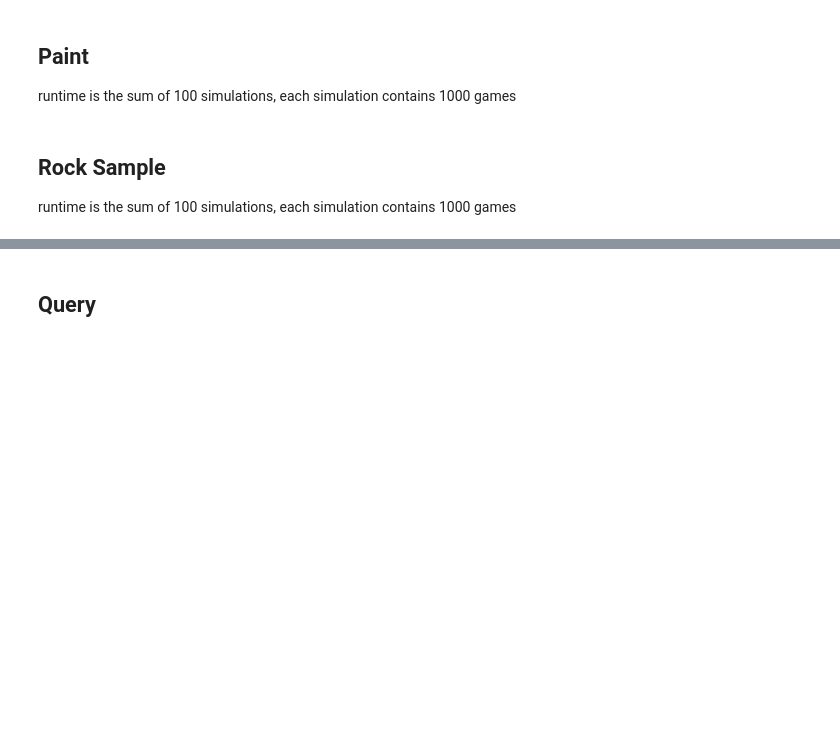
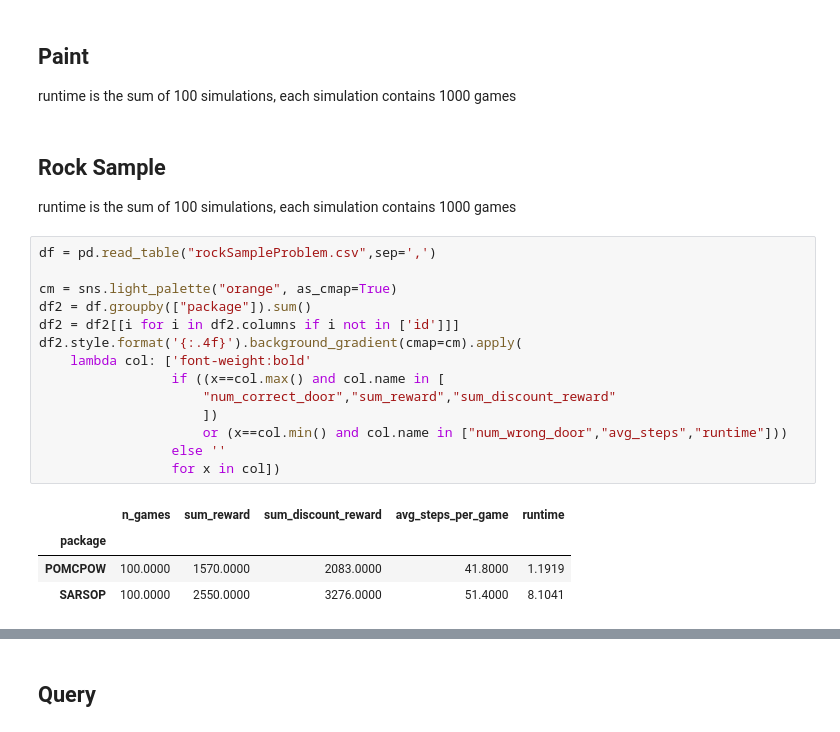
Before and after one commit to aliceyshu/8010_project, a Jupyter notebook: results/summary_results.ipynb, the cells around one changed output, grey strips where cells are left out. Drawn from its saved outputs; the diff is of its cells as text; blank space fills up the shorter version.

```diff
--- a/results/summary_results.ipynb
+++ b/results/summary_results.ipynb
@@ -115,3 +115,22 @@ runtime is the sum of 100 simulations, each simulation contains 1000 games
 ## Rock Sample
 
 runtime is the sum of 100 simulations, each simulation contains 1000 games
+# %%
+df = pd.read_table("rockSampleProblem.csv",sep=',')
+
+cm = sns.light_palette("orange", as_cmap=True)
+df2 = df.groupby(["package"]).sum()
+df2 = df2[[i for i in df2.columns if i not in ['id']]]
+df2.style.format('{:.4f}').background_gradient(cmap=cm).apply(
+    lambda col: ['font-weight:bold'
+                 if ((x==col.max() and col.name in [
+                     "num_correct_door","sum_reward","sum_discount_reward"
+                     ])
+                     or (x==col.min() and col.name in ["num_wrong_door","avg_steps","runtime"]))
+                 else ''
+                 for x in col])
+# %% [output]
+|  | n_games | sum_reward | sum_discount_reward | avg_steps_per_game | runtime |
+| package |  |  |  |  |  |
+| POMCPOW | 100.0000 | 1570.0000 | 2083.0000 | 41.8000 | 1.1919 |
+| SARSOP | 100.0000 | 2550.0000 | 3276.0000 | 51.4000 | 8.1041 |
```
Also changed, not shown: parts of 5 cells of this notebook, 5 other files.
